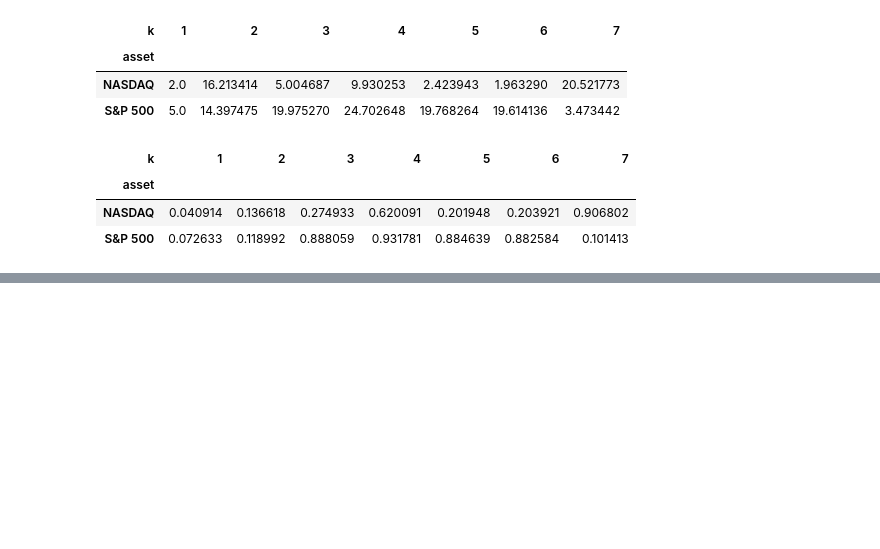
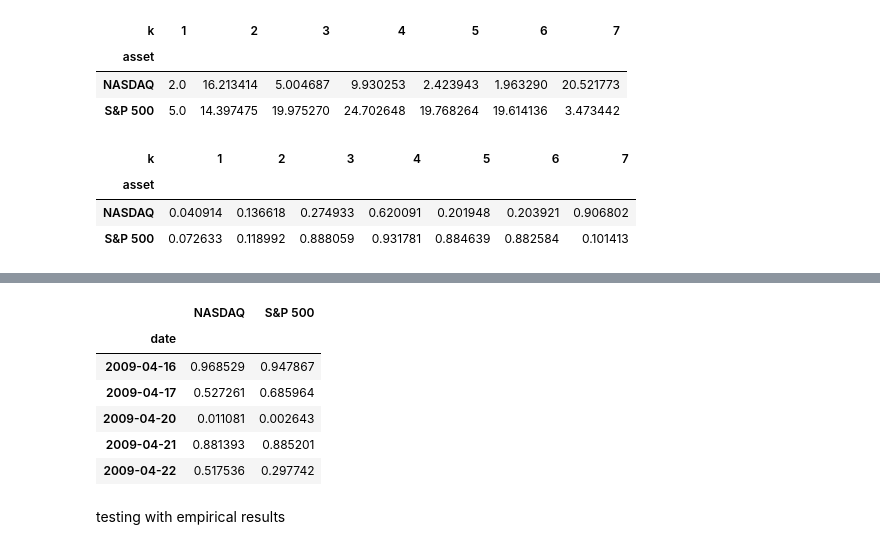
Before and after one commit to nathanli11/Forecasting_market_risk-Copula_MSM_Approach, a Jupyter notebook: notebooks/replication_workflow.ipynb, the cells around one changed output, grey strips where cells are left out. Saved outputs shown, nothing was run; the diff lists cells and outputs as text; code cells hidden in the pictures; blank space fills up the shorter version.

```diff
--- a/notebooks/replication_workflow.ipynb
+++ b/notebooks/replication_workflow.ipynb
@@ -270,0 +288,16 @@ for param in ["m0", "sigma", "b", "gamma_k"]:
+# %%
+%%time
+
+res_nasdaq_final = fit_msm(
+    returns=returns["NASDAQ"],
+    k=3,
+    n_starts=30,
+    seed=123,
+)
+
+res_sp500_final = fit_msm(
+    returns=returns["S&P 500"],
+    k=4,
+    n_starts=30,
+    seed=123,
+)
@@ -270,0 +322,20 @@ for param in ["m0", "sigma", "b", "gamma_k"]:
+# %%
+msm_fit_results = {
+    "NASDAQ": res_nasdaq_final,
+    "S&P 500": res_sp500_final,
+}
+# %%
+pit_msm = build_msm_pit_frame(
+    returns=returns,
+    fit_results=msm_fit_results,
+)
+
+pit_msm.head()
+# %% [output]
+|  | NASDAQ | S&P 500 |
+| date |  |  |
+| 2009-04-16 | 0.968529 | 0.947867 |
+| 2009-04-17 | 0.527261 | 0.685964 |
+| 2009-04-20 | 0.011081 | 0.002643 |
+| 2009-04-21 | 0.881393 | 0.885201 |
+| 2009-04-22 | 0.517536 | 0.297742 |
@@ -270,0 +344,2 @@ for param in ["m0", "sigma", "b", "gamma_k"]:
+# %% [markdown]
+testing with empirical results
```
Also changed, not shown: parts of 14 cells of this notebook, 11 other files.
